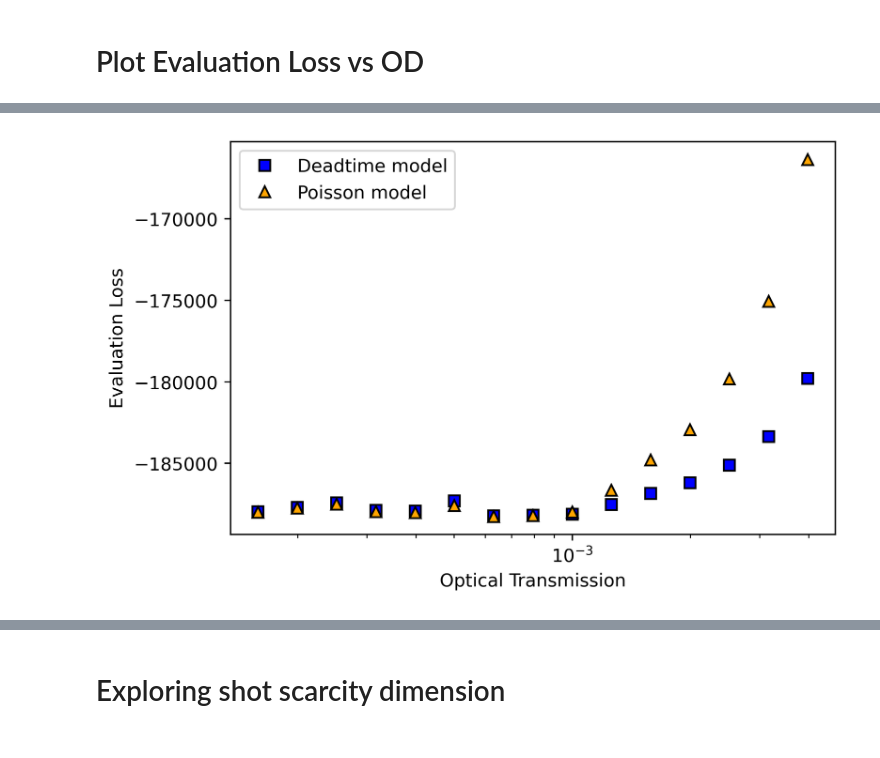
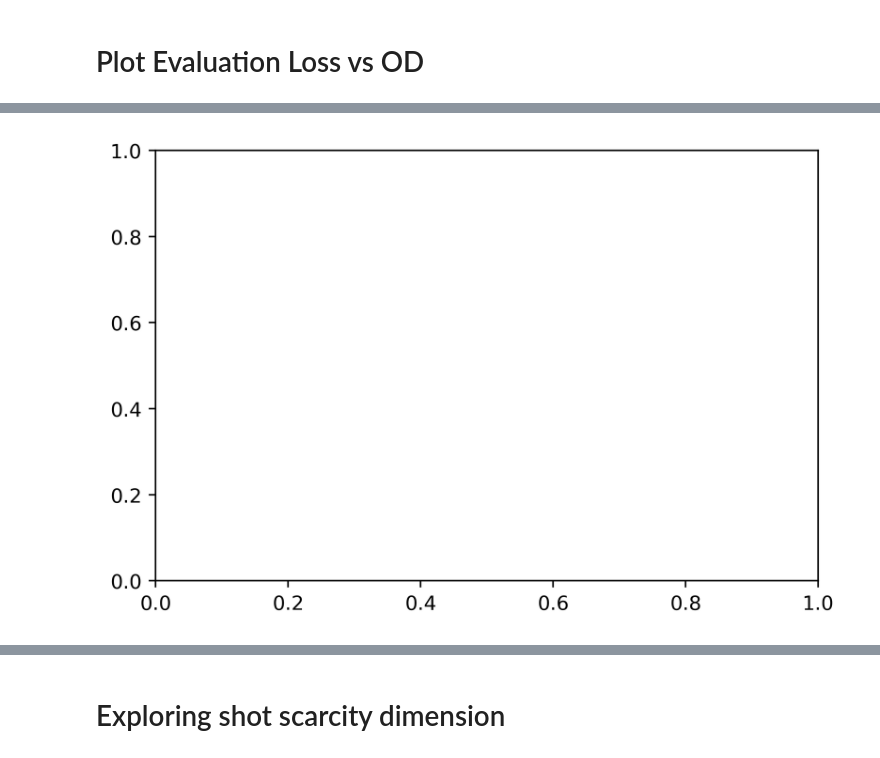
Before and after one commit to gkirchhoff32/ARSENL_backscatter_experiments, a Jupyter notebook: scripts/plot_eval_loss.ipynb, the cells around one changed output, grey strips where cells are left out. Cells and saved outputs as stored; diff of their text form; code cells hidden in the pictures.

```diff
--- a/scripts/plot_eval_loss.ipynb
+++ b/scripts/plot_eval_loss.ipynb
@@ -40,38 +60,48 @@ if use_sim_data:
 # %%
-fig = plt.figure(dpi=400)
-ax = fig.add_subplot(111)
-if use_sim_data:
-    if use_rmse:
-        ax.plot(target_amp_dtime, RMSE_dtime, 's', color='cyan', markeredgecolor='black', label='Deadtime model')
-        ax.plot(target_amp_pois, RMSE_pois, '^', color='brown', markeredgecolor='black', label='Poisson model')
-        ax.set_ylabel('Relative RMSE')
-        plt.legend()
-    else:
-        ax.plot(target_amp_dtime, eval_loss_dtime, 's', color='blue', markeredgecolor='black', label='Deadtime model')
-        ax.plot(target_amp_pois, eval_loss_pois, '^', color='orange', markeredgecolor='black', label='Poisson model')
-        ax.set_ylabel('Evaluation Loss')
-        plt.legend()
-    ax.set_xlabel('Peak Arrival Rate')
-else:
-    transmit_factor = 10**(-OD)
-    atten_factor = 1-transmit_factor
+# fig = plt.figure(dpi=400)
+# ax = fig.add_subplot(111)
+# if use_sim_data:
+#     if use_rmse:
+#         ax.plot(target_amp_dtime, RMSE_dtime, 's', color='cyan', markeredgecolor='black', label='Deadtime model')
+#         ax.plot(target_amp_pois, RMSE_pois, '^', color='brown', markeredgecolor='black', label='Poisson model')
+#         ax.set_ylabel('Relative RMSE')
+#         plt.legend()
+#     else:
+#         ax.plot(target_amp_dtime, eval_loss_dtime, 's', color='blue', markeredgecolor='black', label='Deadtime model')
+#         ax.plot(target_amp_pois, eval_loss_pois, '^', color='orange', markeredgecolor='black', label='Poisson model')
+#         ax.set_ylabel('Evaluation Loss')
+#         plt.legend()
+#     ax.set_xlabel('Peak Arrival Rate')
+# else:
+#     transmit_factor = 10**(-OD)
+#     atten_factor = 1-transmit_factor
 
-    skip_num = 3
-    ax.plot(transmit_factor[skip_num:], eval_loss_dtime[skip_num:], 's', color='blue', markeredgecolor='black', label='Deadtime model')
-    ax.plot(transmit_factor[skip_num:], eval_loss_pois[skip_num:], '^', color='orange', markeredgecolor='black', label='Poisson model')
-    ax.set_xlabel('Optical Transmission')
-    ax.set_ylabel('Evaluation Loss')
-    plt.legend()
-#     ax.set_title('Model Comparisons: Evaluation Loss')
-# ax.set_xlim([88, 100])
-# ax.set_ylim([-145000, -100000])
-plt.xscale('log')
-# plt.xlim([2e7, 4e9])
-# plt.ylim([0.6, 1.0])
-# plt.ylim([-17500, -15000])
+#     skip_num = 3
+#     ax.plot(transmit_factor[skip_num:], eval_loss_dtime[skip_num:], 's', color='blue', markeredgecolor='black', label='Deadtime model')
+#     ax.plot(transmit_factor[skip_num:], eval_loss_pois[skip_num:], '^', color='orange', markeredgecolor='black', label='Poisson model')
+#     ax.set_xlabel('Optical Transmission')
+#     ax.set_ylabel('Evaluation Loss')
+#     plt.legend()
 
-save_dir = r'C:/Users/Grant/Downloads'
-save_plt_file = r'/eval_loss_comparison.png'
-fig.savefig(save_dir + save_plt_file)
-plt.show()
+# transmit_factor = 10**(-OD)
+# atten_factor = 1-transmit_factor
+
+# skip_num = 3
+# ax.plot(transmit_factor[skip_num:], eval_loss_dtime[skip_num:], 's', color='blue', markeredgecolor='black', label='Deadtime model')
+# ax.plot(transmit_factor[skip_num:], eval_loss_pois[skip_num:], '^', color='orange', markeredgecolor='black', label='Poisson model')
+# ax.set_xlabel('Optical Transmission')
+# ax.set_ylabel('Evaluation Loss')
+# plt.legend()
+# #     ax.set_title('Model Comparisons: Evaluation Loss')
+# # ax.set_xlim([88, 100])
+# # ax.set_ylim([-145000, -100000])
+# plt.xscale('log')
+# # plt.xlim([2e7, 4e9])
+# # plt.ylim([0.6, 1.0])
+# # plt.ylim([-17500, -15000])
+
+# save_dir = r'C:/Users/Grant/Downloads'
+# save_plt_file = r'/eval_loss_comparison.png'
+# fig.savefig(save_dir + save_plt_file)
+# plt.show()
 # %% [output]
@@ -78,4 +109,4 @@ plt.show()
-[figure, old version]
+[figure, new version]
 # %%
 # Plot Eval Loss vs Average Active-Detector Percentage
 
```
Also changed, not shown: parts of 6 cells of this notebook, 7 other files.
